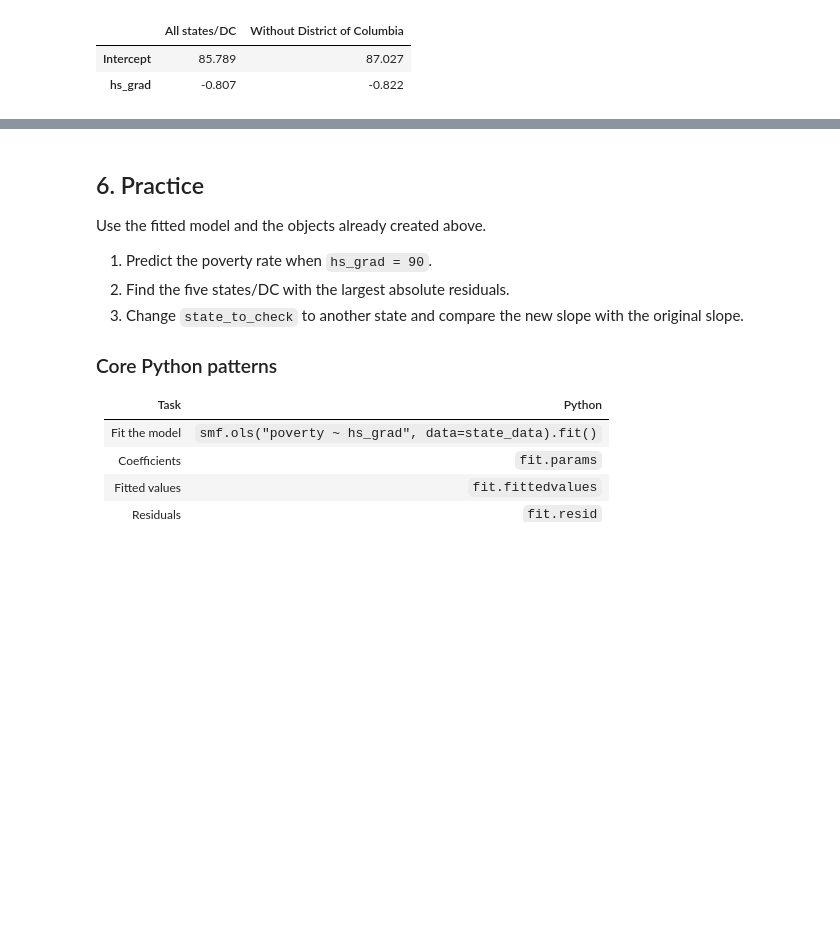
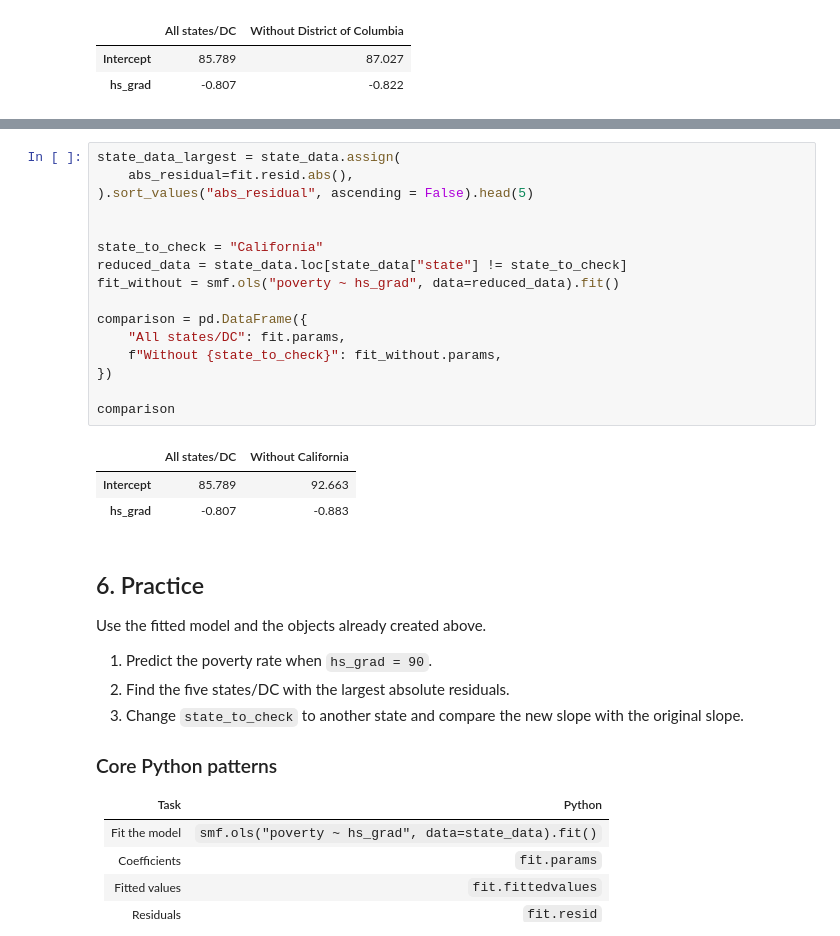
Before and after one commit to JaxLayerLumos/26f-engr1451-2451, a Jupyter notebook: 2-class/w06b_simple_linear_regression_statsmodel.ipynb, the cells around one changed output, grey strips where cells are left out. Saved outputs shown, nothing was run; the diff lists cells and outputs as text; blank space fills up the shorter version.

```diff
--- a/2-class/w06b_simple_linear_regression_statsmodel.ipynb
+++ b/2-class/w06b_simple_linear_regression_statsmodel.ipynb
@@ -215,3 +223,23 @@ comparison
+# %%
+state_data_largest = state_data.assign(
+    abs_residual=fit.resid.abs(),
+).sort_values("abs_residual", ascending = False).head(5)
+
+
+state_to_check = "California"
+reduced_data = state_data.loc[state_data["state"] != state_to_check]
+fit_without = smf.ols("poverty ~ hs_grad", data=reduced_data).fit()
+
+comparison = pd.DataFrame({
+    "All states/DC": fit.params,
+    f"Without {state_to_check}": fit_without.params,
+})
+
+comparison
+# %% [output]
+|  | All states/DC | Without California |
+| Intercept | 85.789 | 92.663 |
+| hs_grad | -0.807 | -0.883 |
 # %% [markdown]
 ## 6. Practice
 
```
Also changed, not shown: parts of 2 cells of this notebook.
